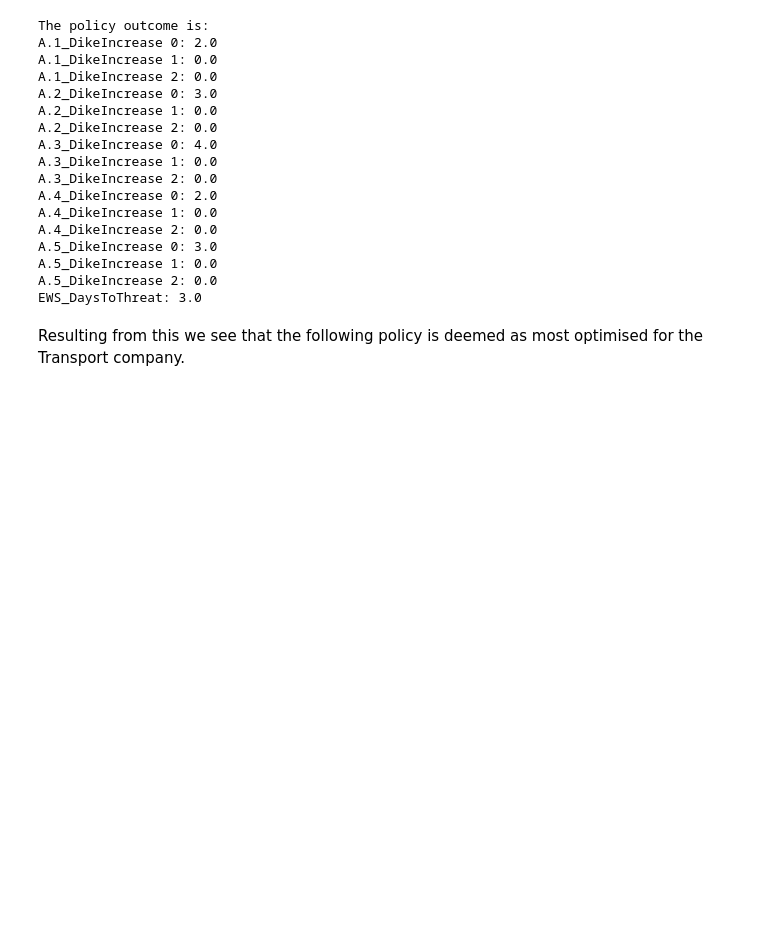
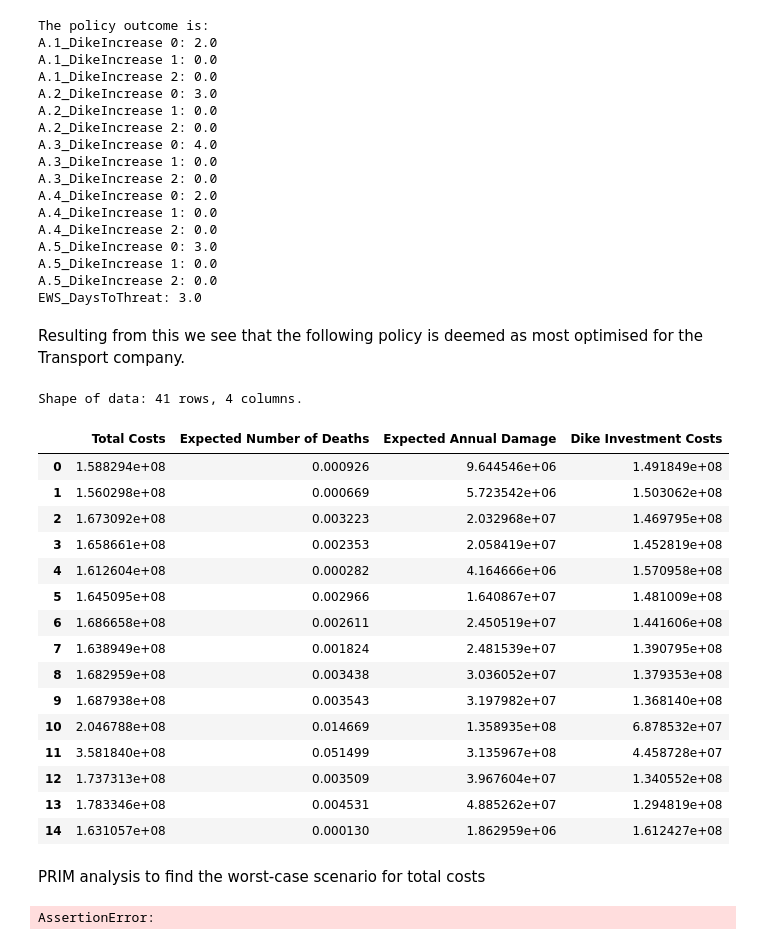
Before and after one commit to annasimulation/EPA141A, a Jupyter notebook: Final_assignment/Ass8(MORDM)(Singlerun)_results.ipynb, the cells around one changed output. Saved outputs shown, nothing was run; the diff lists cells and outputs as text; code cells hidden in the pictures; blank space fills up the shorter version.

```diff
--- a/Final_assignment/Ass8(MORDM)(Singlerun)_results.ipynb
+++ b/Final_assignment/Ass8(MORDM)(Singlerun)_results.ipynb
@@ -262,3 +260,27 @@ A.5_DikeIncrease 2: 0.0
 EWS_DaysToThreat: 3.0
 # %% [markdown]
 Resulting from this we see that the following policy is deemed as most optimised for the Transport company.
+# %%
+policy_df = pd.read_csv('optimization_outcomes_singlerun.csv', index_col=None)
+print(f"Shape of data: {policy_df.shape[0]} rows, {policy_df.shape[1]} columns.")
+policy_df.head(15)
+# %% [output]
+Shape of data: 41 rows, 4 columns.
+|  | Total Costs | Expected Number of Deaths | Expected Annual Damage | Dike Investment Costs |
+| 0 | 1.588294e+08 | 0.000926 | 9.644546e+06 | 1.491849e+08 |
+| 1 | 1.560298e+08 | 0.000669 | 5.723542e+06 | 1.503062e+08 |
+| 2 | 1.673092e+08 | 0.003223 | 2.032968e+07 | 1.469795e+08 |
+| 3 | 1.658661e+08 | 0.002353 | 2.058419e+07 | 1.452819e+08 |
+| 4 | 1.612604e+08 | 0.000282 | 4.164666e+06 | 1.570958e+08 |
+| 5 | 1.645095e+08 | 0.002966 | 1.640867e+07 | 1.481009e+08 |
+| 6 | 1.686658e+08 | 0.002611 | 2.450519e+07 | 1.441606e+08 |
+| 7 | 1.638949e+08 | 0.001824 | 2.481539e+07 | 1.390795e+08 |
+| 8 | 1.682959e+08 | 0.003438 | 3.036052e+07 | 1.379353e+08 |
+| 9 | 1.687938e+08 | 0.003543 | 3.197982e+07 | 1.368140e+08 |
+| 10 | 2.046788e+08 | 0.014669 | 1.358935e+08 | 6.878532e+07 |
+| 11 | 3.581840e+08 | 0.051499 | 3.135967e+08 | 4.458728e+07 |
+| 12 | 1.737313e+08 | 0.003509 | 3.967604e+07 | 1.340552e+08 |
+| 13 | 1.783346e+08 | 0.004531 | 4.885262e+07 | 1.294819e+08 |
+| 14 | 1.631057e+08 | 0.000130 | 1.862959e+06 | 1.612427e+08 |
+# %% [markdown]
+PRIM analysis to find the worst-case scenario for total costs
@@ -264,0 +316,6 @@ Resulting from this we see that the following policy is deemed as most optimised
+# %%
+# Apply PRIM for scenario discovery
+prim_alg = prim.Prim(uncertainties, outcomes, threshold=0.8, peel_alpha=0.05)
+box = prim_alg.find_box()
+# %% [output]
+AssertionError:
```
Also changed, not shown: parts of 7 cells of this notebook, 3 other files.
